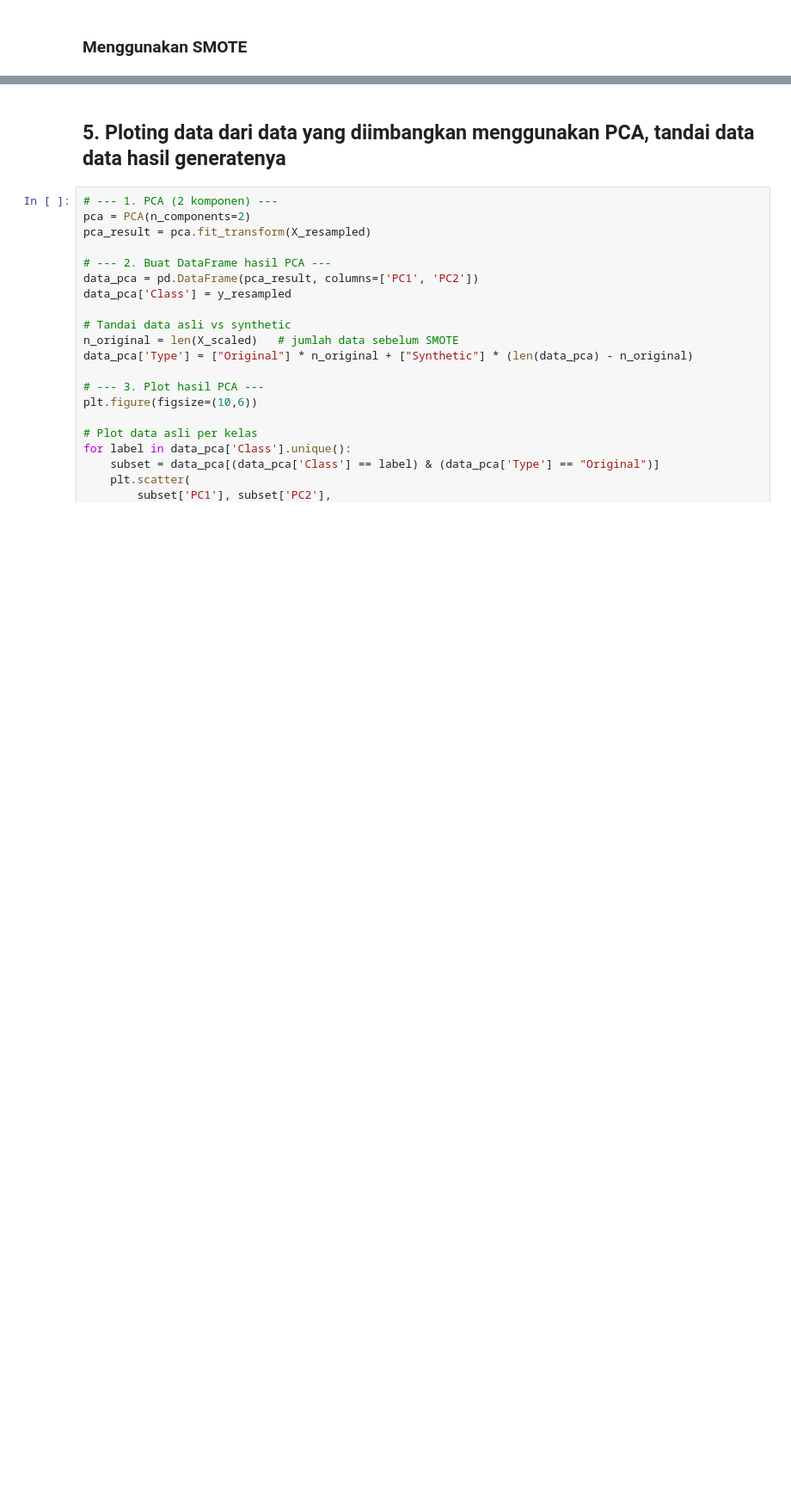
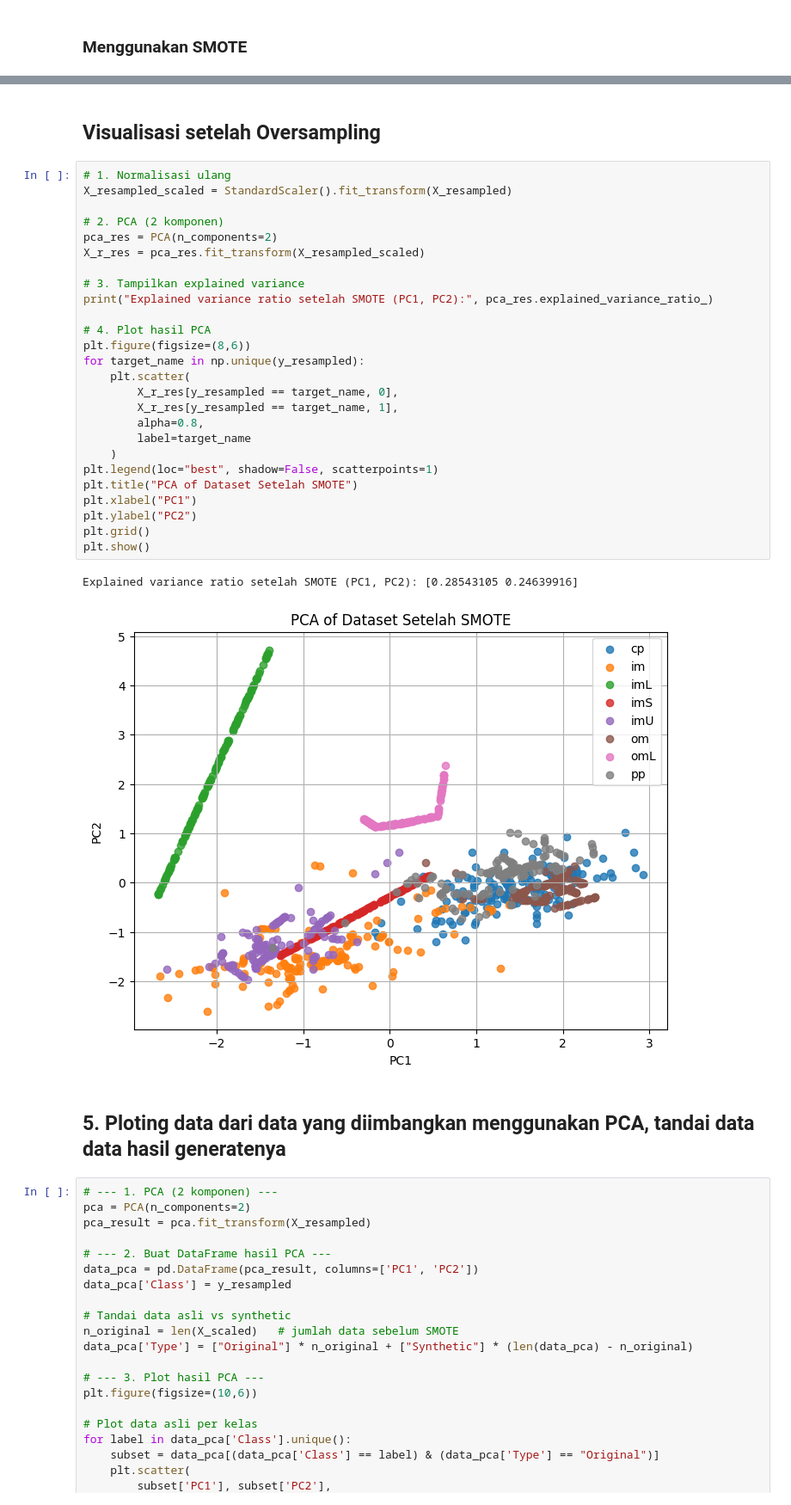
Before and after one commit to NaufalThariq01/Uranus, a Jupyter notebook: myfirstbook/_build/html/_sources/oversampling.ipynb, the cells around one changed output, grey strips where cells are left out. Shown at 86% size. Cells and saved outputs as stored; diff of their text form; blank space fills up the shorter version.

```diff
--- a/myfirstbook/_build/html/_sources/oversampling.ipynb
+++ b/myfirstbook/_build/html/_sources/oversampling.ipynb
@@ -197,3 +292,34 @@ Sesudah: Counter({'cp': 143, 'im': 143, 'imS': 143, 'imL': 143, 'imU': 143, 'om'
+# %% [markdown]
+## Visualisasi setelah Oversampling
+# %%
+# 1. Normalisasi ulang
+X_resampled_scaled = StandardScaler().fit_transform(X_resampled)
+
+# 2. PCA (2 komponen)
+pca_res = PCA(n_components=2)
+X_r_res = pca_res.fit_transform(X_resampled_scaled)
+
+# 3. Tampilkan explained variance
+print("Explained variance ratio setelah SMOTE (PC1, PC2):", pca_res.explained_variance_ratio_)
+
+# 4. Plot hasil PCA
+plt.figure(figsize=(8,6))
+for target_name in np.unique(y_resampled):
+    plt.scatter(
+        X_r_res[y_resampled == target_name, 0],
+        X_r_res[y_resampled == target_name, 1],
+        alpha=0.8,
+        label=target_name
+    )
+plt.legend(loc="best", shadow=False, scatterpoints=1)
+plt.title("PCA of Dataset Setelah SMOTE")
+plt.xlabel("PC1")
+plt.ylabel("PC2")
+plt.grid()
+plt.show()
+# %% [output]
+Explained variance ratio setelah SMOTE (PC1, PC2): [0.28543105 0.24639916]
+[figure, added]
 # %% [markdown]
 ## 5. Ploting data dari data yang diimbangkan menggunakan PCA, tandai data data hasil generatenya
 # %%
```
Also changed, not shown: parts of 7 cells of this notebook, 50 other files.
